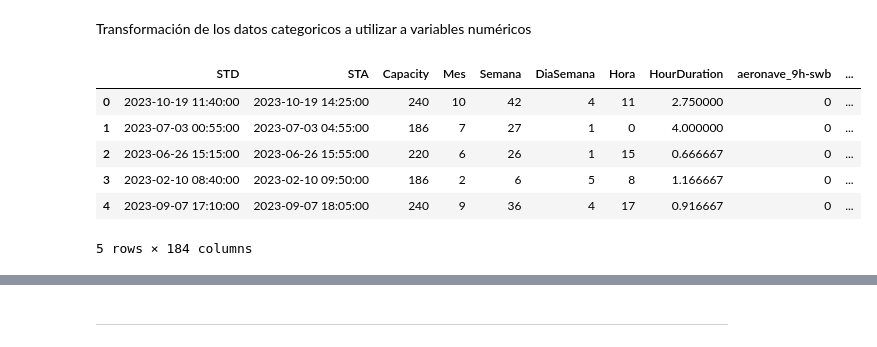
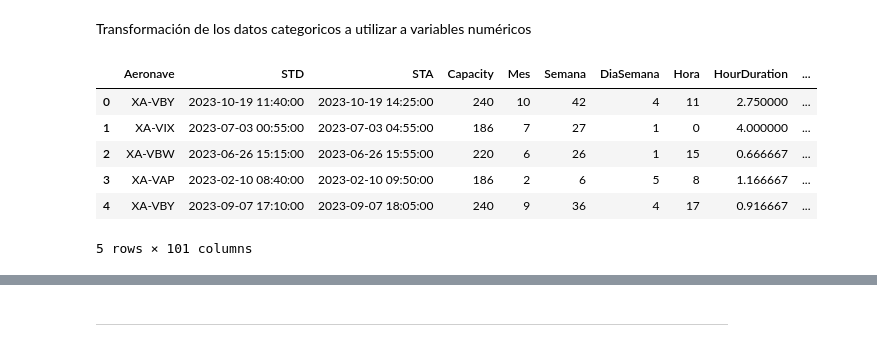
Before and after one commit to FrancoMendoza2003/Datathon2024, a Jupyter notebook: prediction/pasajeros/01-variables.ipynb, the cells around one changed output, grey strips where cells are left out. Cells and saved outputs as stored; diff of their text form; code cells hidden in the pictures.

```diff
--- a/prediction/pasajeros/01-variables.ipynb
+++ b/prediction/pasajeros/01-variables.ipynb
@@ -72,31 +72,31 @@ Transformación de los datos categoricos a utilizar a variables numéricos
 # %%
 for col, prefix in zip(
     [
-        "Aeronave",
+        # "Aeronave",
         "DepartureStation",
         "ArrivalStation",
         "Destination_Type",
         "Origin_Type",
     ],
     [
-        "aeronave",
+        # "aeronave",
         "departure",
         "arrival",
         "destino",
         "origen",
     ],
 ):
     X = one_hot_encode(X, column=col, prefix=prefix)
 
 X.head()
 # %% [output]
-|  | STD | STA | Capacity | Mes | Semana | DiaSemana | Hora | HourDuration | aeronave_9h-swb | ... |
-| 0 | 2023-10-19 11:40:00 | 2023-10-19 14:25:00 | 240 | 10 | 42 | 4 | 11 | 2.750000 | 0 | ... |
-| 1 | 2023-07-03 00:55:00 | 2023-07-03 04:55:00 | 186 | 7 | 27 | 1 | 0 | 4.000000 | 0 | ... |
-| 2 | 2023-06-26 15:15:00 | 2023-06-26 15:55:00 | 220 | 6 | 26 | 1 | 15 | 0.666667 | 0 | ... |
-| 3 | 2023-02-10 08:40:00 | 2023-02-10 09:50:00 | 186 | 2 | 6 | 5 | 8 | 1.166667 | 0 | ... |
-| 4 | 2023-09-07 17:10:00 | 2023-09-07 18:05:00 | 240 | 9 | 36 | 4 | 17 | 0.916667 | 0 | ... |
+|  | Aeronave | STD | STA | Capacity | Mes | Semana | DiaSemana | Hora | HourDuration | ... |
+| 0 | XA-VBY | 2023-10-19 11:40:00 | 2023-10-19 14:25:00 | 240 | 10 | 42 | 4 | 11 | 2.750000 | ... |
+| 1 | XA-VIX | 2023-07-03 00:55:00 | 2023-07-03 04:55:00 | 186 | 7 | 27 | 1 | 0 | 4.000000 | ... |
+| 2 | XA-VBW | 2023-06-26 15:15:00 | 2023-06-26 15:55:00 | 220 | 6 | 26 | 1 | 15 | 0.666667 | ... |
+| 3 | XA-VAP | 2023-02-10 08:40:00 | 2023-02-10 09:50:00 | 186 | 2 | 6 | 5 | 8 | 1.166667 | ... |
+| 4 | XA-VBY | 2023-09-07 17:10:00 | 2023-09-07 18:05:00 | 240 | 9 | 36 | 4 | 17 | 0.916667 | ... |
-5 rows × 184 columns
+5 rows × 101 columns
 # %%
 X["Dia"] = X["STD"].dt.day_of_year
 X = X.drop(columns=["STD"])
```
Also changed, not shown: parts of 4 cells of this notebook, 3 other files.
